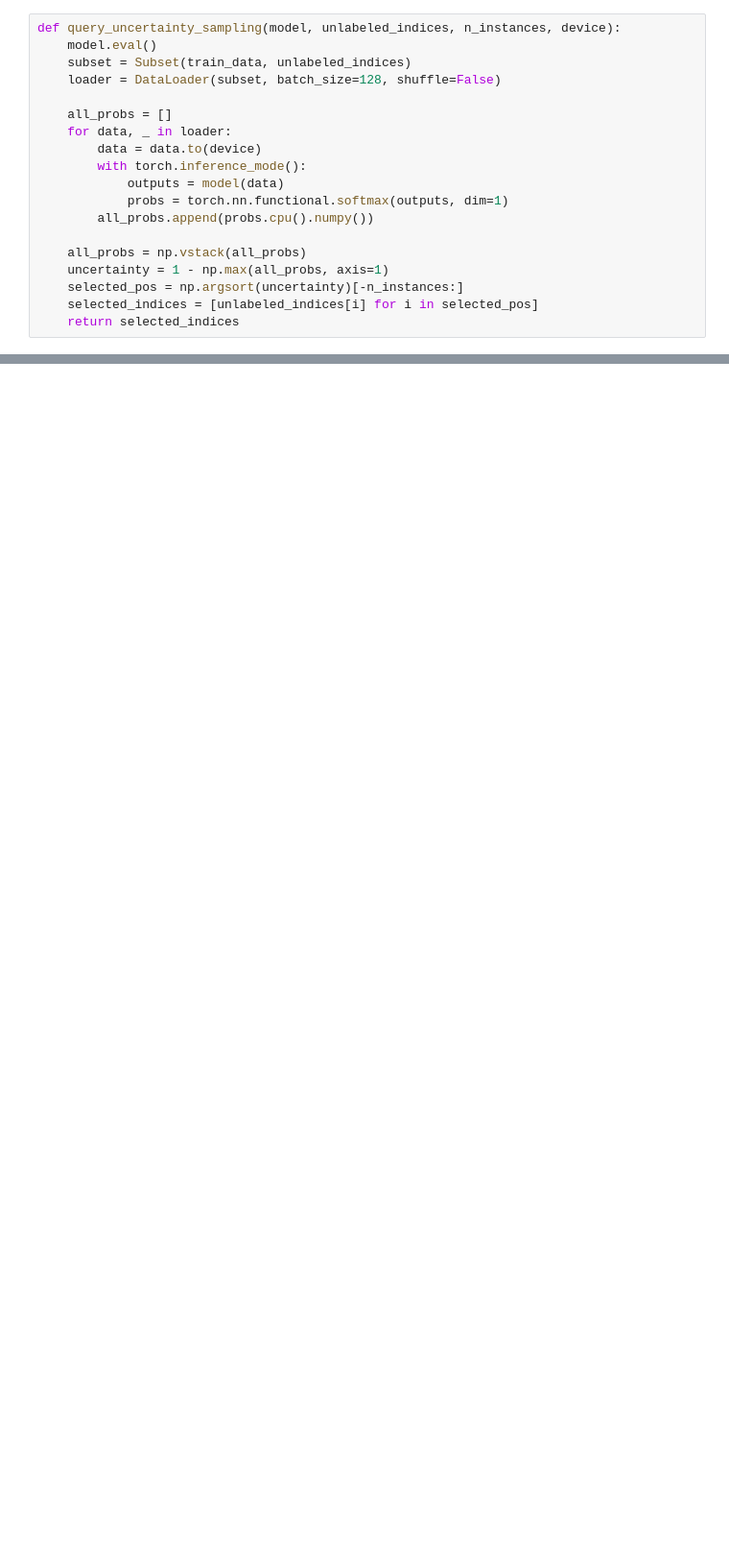
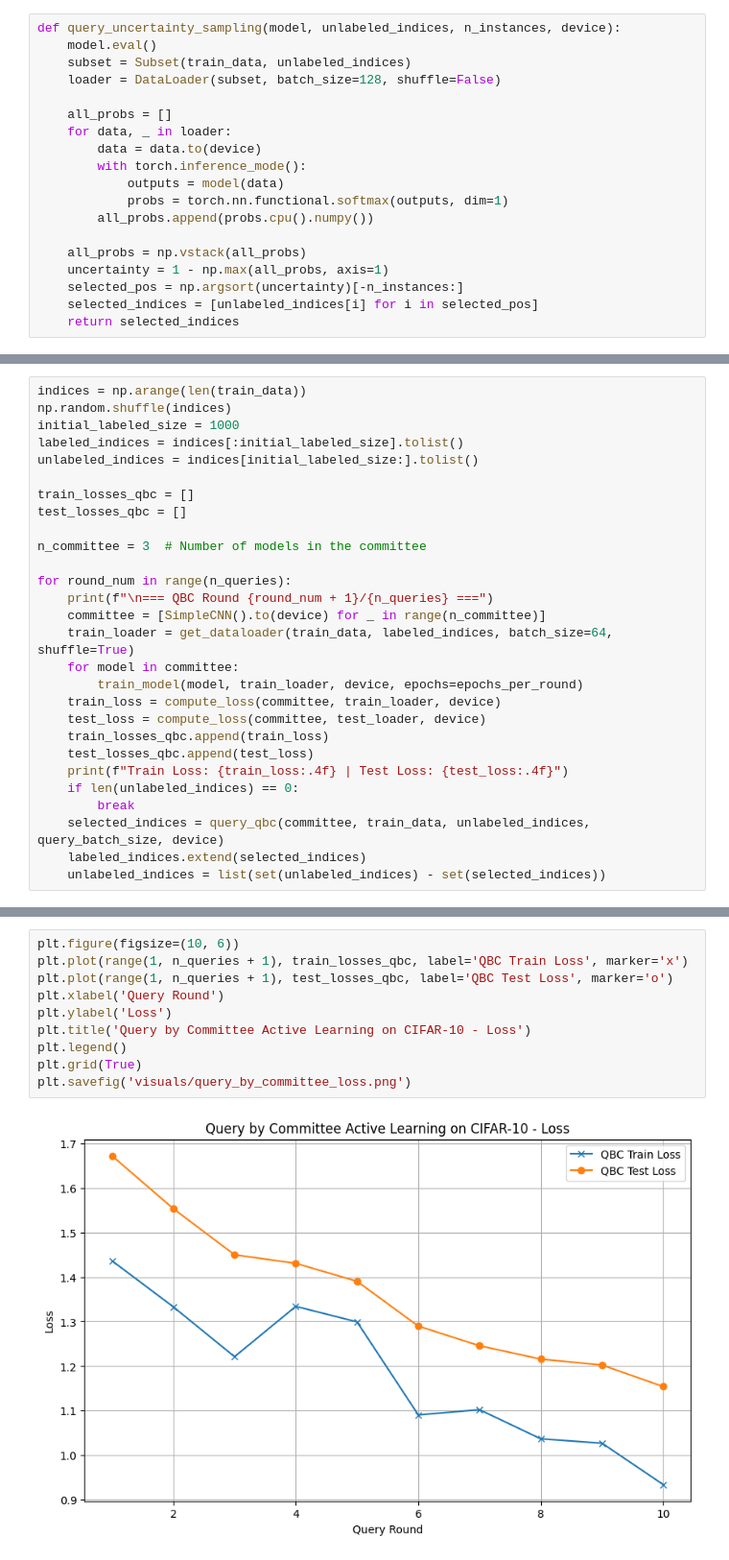
Before and after one commit to Noorpr/Active-learning-DL, a Jupyter notebook: active_learning_DL.ipynb, the cells around one changed output, grey strips where cells are left out. Shown at 96% size. Drawn from its saved outputs; the diff is of its cells as text; blank space fills up the shorter version.

```diff
--- a/active_learning_DL.ipynb
+++ b/active_learning_DL.ipynb
@@ -163,0 +293,28 @@ plt.show()
+# %%
+indices = np.arange(len(train_data))
+np.random.shuffle(indices)
+initial_labeled_size = 1000
+labeled_indices = indices[:initial_labeled_size].tolist()
+unlabeled_indices = indices[initial_labeled_size:].tolist()
+
+train_losses_qbc = []
+test_losses_qbc = []
+
+n_committee = 3  # Number of models in the committee
+
+for round_num in range(n_queries):
+    print(f"\n=== QBC Round {round_num + 1}/{n_queries} ===")
+    committee = [SimpleCNN().to(device) for _ in range(n_committee)]
+    train_loader = get_dataloader(train_data, labeled_indices, batch_size=64, shuffle=True)
+    for model in committee:
+        train_model(model, train_loader, device, epochs=epochs_per_round)
+    train_loss = compute_loss(committee, train_loader, device)
+    test_loss = compute_loss(committee, test_loader, device)
+    train_losses_qbc.append(train_loss)
+    test_losses_qbc.append(test_loss)
+    print(f"Train Loss: {train_loss:.4f} | Test Loss: {test_loss:.4f}")
+    if len(unlabeled_indices) == 0:
+        break
+    selected_indices = query_qbc(committee, train_data, unlabeled_indices, query_batch_size, device)
+    labeled_indices.extend(selected_indices)
+    unlabeled_indices = list(set(unlabeled_indices) - set(selected_indices))
@@ -163,0 +339,12 @@ plt.show()
+# %%
+plt.figure(figsize=(10, 6))
+plt.plot(range(1, n_queries + 1), train_losses_qbc, label='QBC Train Loss', marker='x')
+plt.plot(range(1, n_queries + 1), test_losses_qbc, label='QBC Test Loss', marker='o')
+plt.xlabel('Query Round')
+plt.ylabel('Loss')
+plt.title('Query by Committee Active Learning on CIFAR-10 - Loss')
+plt.legend()
+plt.grid(True)
+plt.savefig('visuals/query_by_committee_loss.png')
+# %% [output]
+[figure, added]
```
Also changed, not shown: parts of 14 cells of this notebook, 4 other files.
